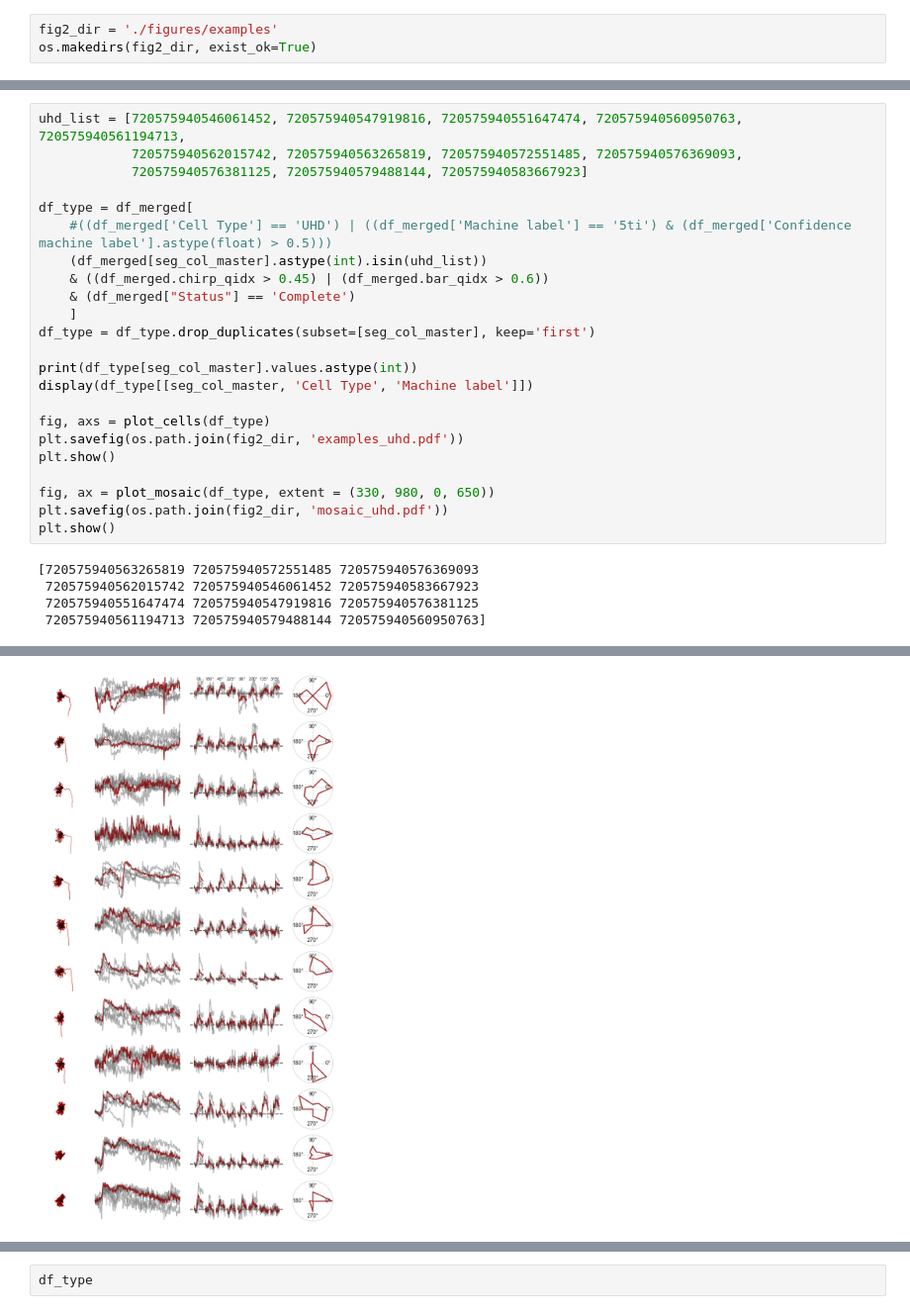
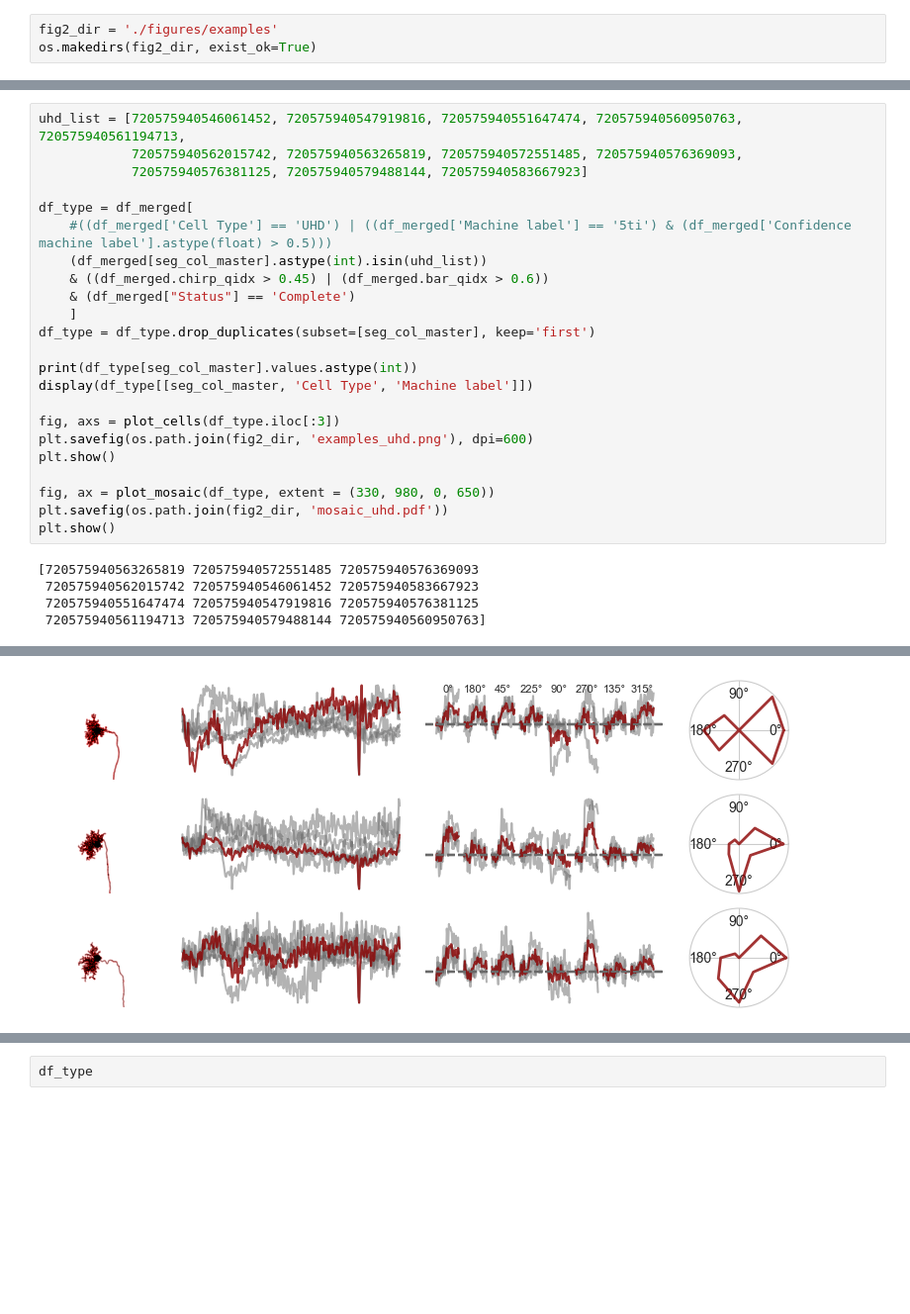
Before and after one commit to eyewire2/eyewire2-functional-analysis, a Jupyter notebook: notebooks/ERM25/plot_retinal_outline_and_responses.ipynb, the cells around one changed output, grey strips where cells are left out. Shown at 99% size. Cells and saved outputs as stored; diff of their text form; blank space fills up the shorter version.

Commit message:
Add example cell for GCL2.

```diff
--- a/notebooks/ERM25/plot_retinal_outline_and_responses.ipynb
+++ b/notebooks/ERM25/plot_retinal_outline_and_responses.ipynb
@@ -405,33 +462,33 @@ df_type = df_merged[
     & (df_merged["Status"] == 'Complete')
     ]
 df_type = df_type.drop_duplicates(subset=[seg_col_master], keep='first')
 
 print(df_type[seg_col_master].values.astype(int))
 display(df_type[[seg_col_master, 'Cell Type', 'Machine label']])
 
-fig, axs = plot_cells(df_type)
-plt.savefig(os.path.join(fig2_dir, 'examples_uhd.pdf'))
+fig, axs = plot_cells(df_type.iloc[:3])
+plt.savefig(os.path.join(fig2_dir, 'examples_uhd.png'), dpi=600)
 plt.show()
 
 fig, ax = plot_mosaic(df_type, extent = (330, 980, 0, 650))
 plt.savefig(os.path.join(fig2_dir, 'mosaic_uhd.pdf'))
 plt.show()
 # %% [output]
 [720575940563265819 720575940572551485 720575940576369093
  720575940562015742 720575940546061452 720575940583667923
  720575940551647474 720575940547919816 720575940576381125
  720575940561194713 720575940579488144 720575940560950763]
 |  | Updated Seg ID (Sept 2) | Cell Type | Machine label |
 | 45 | 720575940563265819 | UHD | 5ti |
 | 50 | 720575940572551485 | UHD | 5ti |
 | 54 | 720575940576369093 | UHD | 5ti |
 | 90 | 720575940562015742 | UHD | 5ti |
 | 96 | 720575940546061452 | UHD | 5ti |
 | 105 | 720575940583667923 | UHD | 5ti |
 | 151 | 720575940551647474 | UHD | 5ti |
 | 164 | 720575940547919816 | UHD | 5ti |
 | 168 | 720575940576381125 | UHD | 5ti |
 | 186 | 720575940561194713 | UHD | 5ti |
 | 327 | 720575940579488144 | UHD | 5si |
 | 370 | 720575940560950763 | UHD | 5ti |
-[figure, old version]
+[figure, new version]
```
Also changed, not shown: parts of 5 cells of this notebook, 7 other files.
